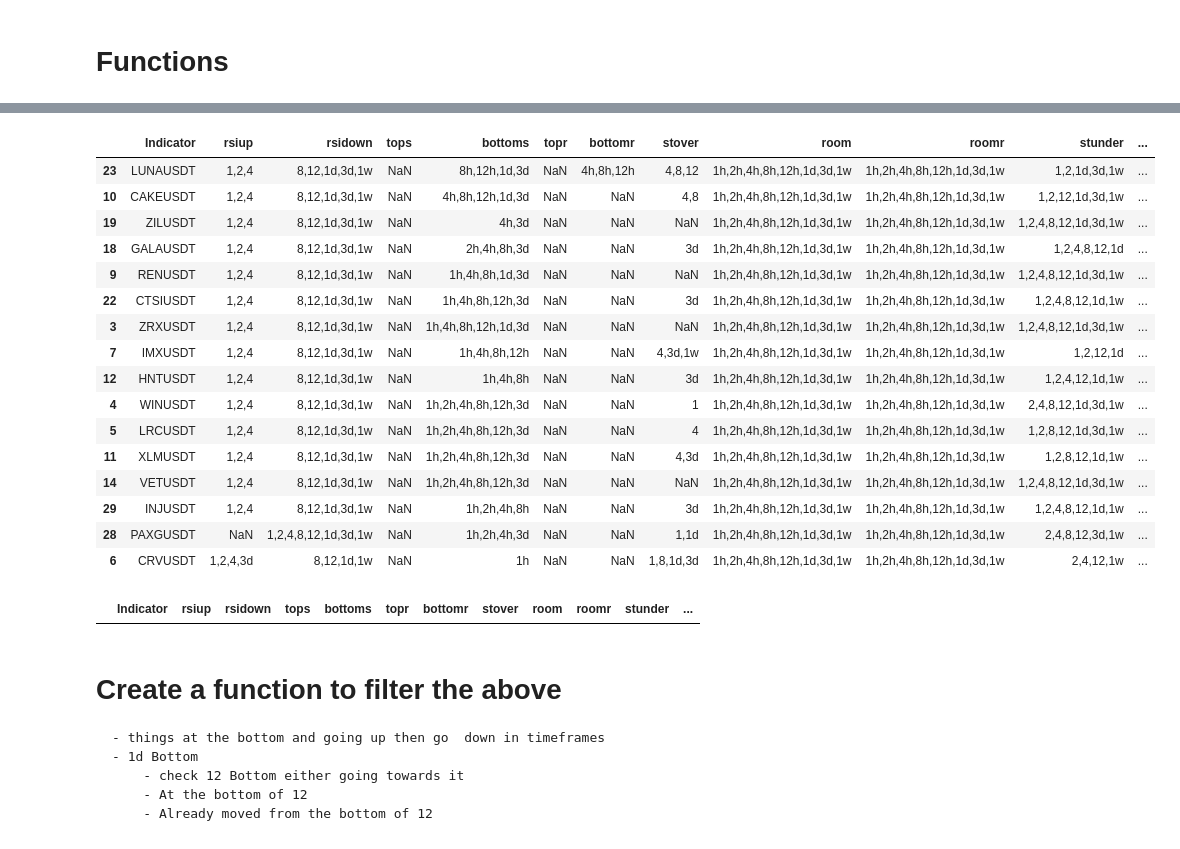
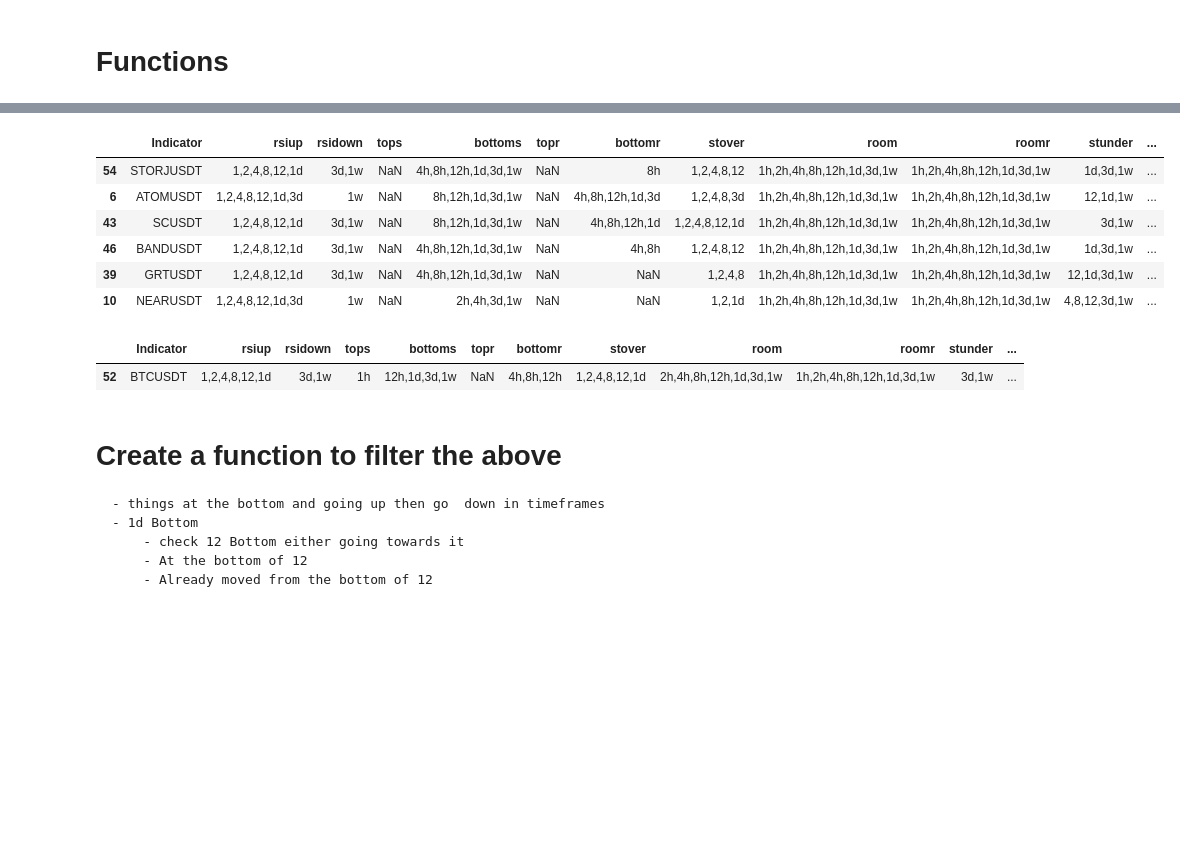
Before and after one commit to hjabbour/ML, a Jupyter notebook: STRSIMACDSMATOPBOTTOM-ML-Draft.ipynb, the cells around one changed output, grey strips where cells are left out. Cells and saved outputs as stored; diff of their text form; code cells hidden in the pictures; blank space fills up the shorter version.

```diff
--- a/STRSIMACDSMATOPBOTTOM-ML-Draft.ipynb
+++ b/STRSIMACDSMATOPBOTTOM-ML-Draft.ipynb
@@ -1163,36 +1145,27 @@ newframe
 # %%
 ## MACD gap and rsi up
-newframe=callfun(macd1du,'rsiup','rsidown','tops','bottoms','topr','bottomr','stover','room','roomr','stunder','stkup','stkdown','uptrend','dshift','downtrend','shift')
+newframe=callfun(macd1dd,'rsiup','rsidown','tops','bottoms','topr','bottomr','stover','room','roomr','stunder','stkup','stkdown','uptrend','dshift','downtrend','shift')
 newframe=newframe.sort_values(by=['bottomr','bottoms','rsidown'],ascending=[False,False,False])
 test = newframe.loc[(newframe['shift'].notnull()) & (newframe['uptrend'].notnull()) &  (newframe['bottomr'].notnull()) ]
 #test = newframe.loc[(newframe['uptrend'].notnull()) &  (newframe['bottoms'].notnull()) ]
 test = newframe.loc[(newframe['stkup'].notnull()) &  (newframe['bottoms'].notnull()) & (newframe['tops'].isnull()) ]
 
 
 test
 # %% [output]
 |  | Indicator | rsiup | rsidown | tops | bottoms | topr | bottomr | stover | room | roomr | stunder | ... |
-| 23 | LUNAUSDT | 1,2,4 | 8,12,1d,3d,1w | NaN | 8h,12h,1d,3d | NaN | 4h,8h,12h | 4,8,12 | 1h,2h,4h,8h,12h,1d,3d,1w | 1h,2h,4h,8h,12h,1d,3d,1w | 1,2,1d,3d,1w | ... |
-| 10 | CAKEUSDT | 1,2,4 | 8,12,1d,3d,1w | NaN | 4h,8h,12h,1d,3d | NaN | NaN | 4,8 | 1h,2h,4h,8h,12h,1d,3d,1w | 1h,2h,4h,8h,12h,1d,3d,1w | 1,2,12,1d,3d,1w | ... |
-| 19 | ZILUSDT | 1,2,4 | 8,12,1d,3d,1w | NaN | 4h,3d | NaN | NaN | NaN | 1h,2h,4h,8h,12h,1d,3d,1w | 1h,2h,4h,8h,12h,1d,3d,1w | 1,2,4,8,12,1d,3d,1w | ... |
-| 18 | GALAUSDT | 1,2,4 | 8,12,1d,3d,1w | NaN | 2h,4h,8h,3d | NaN | NaN | 3d | 1h,2h,4h,8h,12h,1d,3d,1w | 1h,2h,4h,8h,12h,1d,3d,1w | 1,2,4,8,12,1d | ... |
-| 9 | RENUSDT | 1,2,4 | 8,12,1d,3d,1w | NaN | 1h,4h,8h,1d,3d | NaN | NaN | NaN | 1h,2h,4h,8h,12h,1d,3d,1w | 1h,2h,4h,8h,12h,1d,3d,1w | 1,2,4,8,12,1d,3d,1w | ... |
-| 22 | CTSIUSDT | 1,2,4 | 8,12,1d,3d,1w | NaN | 1h,4h,8h,12h,3d | NaN | NaN | 3d | 1h,2h,4h,8h,12h,1d,3d,1w | 1h,2h,4h,8h,12h,1d,3d,1w | 1,2,4,8,12,1d,1w | ... |
-| 3 | ZRXUSDT | 1,2,4 | 8,12,1d,3d,1w | NaN | 1h,4h,8h,12h,1d,3d | NaN | NaN | NaN | 1h,2h,4h,8h,12h,1d,3d,1w | 1h,2h,4h,8h,12h,1d,3d,1w | 1,2,4,8,12,1d,3d,1w | ... |
-| 7 | IMXUSDT | 1,2,4 | 8,12,1d,3d,1w | NaN | 1h,4h,8h,12h | NaN | NaN | 4,3d,1w | 1h,2h,4h,8h,12h,1d,3d,1w | 1h,2h,4h,8h,12h,1d,3d,1w | 1,2,12,1d | ... |
-| 12 | HNTUSDT | 1,2,4 | 8,12,1d,3d,1w | NaN | 1h,4h,8h | NaN | NaN | 3d | 1h,2h,4h,8h,12h,1d,3d,1w | 1h,2h,4h,8h,12h,1d,3d,1w | 1,2,4,12,1d,1w | ... |
-| 4 | WINUSDT | 1,2,4 | 8,12,1d,3d,1w | NaN | 1h,2h,4h,8h,12h,3d | NaN | NaN | 1 | 1h,2h,4h,8h,12h,1d,3d,1w | 1h,2h,4h,8h,12h,1d,3d,1w | 2,4,8,12,1d,3d,1w | ... |
-| 5 | LRCUSDT | 1,2,4 | 8,12,1d,3d,1w | NaN | 1h,2h,4h,8h,12h,3d | NaN | NaN | 4 | 1h,2h,4h,8h,12h,1d,3d,1w | 1h,2h,4h,8h,12h,1d,3d,1w | 1,2,8,12,1d,3d,1w | ... |
-| 11 | XLMUSDT | 1,2,4 | 8,12,1d,3d,1w | NaN | 1h,2h,4h,8h,12h,3d | NaN | NaN | 4,3d | 1h,2h,4h,8h,12h,1d,3d,1w | 1h,2h,4h,8h,12h,1d,3d,1w | 1,2,8,12,1d,1w | ... |
-| 14 | VETUSDT | 1,2,4 | 8,12,1d,3d,1w | NaN | 1h,2h,4h,8h,12h,3d | NaN | NaN | NaN | 1h,2h,4h,8h,12h,1d,3d,1w | 1h,2h,4h,8h,12h,1d,3d,1w | 1,2,4,8,12,1d,3d,1w | ... |
-| 29 | INJUSDT | 1,2,4 | 8,12,1d,3d,1w | NaN | 1h,2h,4h,8h | NaN | NaN | 3d | 1h,2h,4h,8h,12h,1d,3d,1w | 1h,2h,4h,8h,12h,1d,3d,1w | 1,2,4,8,12,1d,1w | ... |
-| 28 | PAXGUSDT | NaN | 1,2,4,8,12,1d,3d,1w | NaN | 1h,2h,4h,3d | NaN | NaN | 1,1d | 1h,2h,4h,8h,12h,1d,3d,1w | 1h,2h,4h,8h,12h,1d,3d,1w | 2,4,8,12,3d,1w | ... |
-| 6 | CRVUSDT | 1,2,4,3d | 8,12,1d,1w | NaN | 1h | NaN | NaN | 1,8,1d,3d | 1h,2h,4h,8h,12h,1d,3d,1w | 1h,2h,4h,8h,12h,1d,3d,1w | 2,4,12,1w | ... |
+| 54 | STORJUSDT | 1,2,4,8,12,1d | 3d,1w | NaN | 4h,8h,12h,1d,3d,1w | NaN | 8h | 1,2,4,8,12 | 1h,2h,4h,8h,12h,1d,3d,1w | 1h,2h,4h,8h,12h,1d,3d,1w | 1d,3d,1w | ... |
+| 6 | ATOMUSDT | 1,2,4,8,12,1d,3d | 1w | NaN | 8h,12h,1d,3d,1w | NaN | 4h,8h,12h,1d,3d | 1,2,4,8,3d | 1h,2h,4h,8h,12h,1d,3d,1w | 1h,2h,4h,8h,12h,1d,3d,1w | 12,1d,1w | ... |
+| 43 | SCUSDT | 1,2,4,8,12,1d | 3d,1w | NaN | 8h,12h,1d,3d,1w | NaN | 4h,8h,12h,1d | 1,2,4,8,12,1d | 1h,2h,4h,8h,12h,1d,3d,1w | 1h,2h,4h,8h,12h,1d,3d,1w | 3d,1w | ... |
+| 46 | BANDUSDT | 1,2,4,8,12,1d | 3d,1w | NaN | 4h,8h,12h,1d,3d,1w | NaN | 4h,8h | 1,2,4,8,12 | 1h,2h,4h,8h,12h,1d,3d,1w | 1h,2h,4h,8h,12h,1d,3d,1w | 1d,3d,1w | ... |
+| 39 | GRTUSDT | 1,2,4,8,12,1d | 3d,1w | NaN | 4h,8h,12h,1d,3d,1w | NaN | NaN | 1,2,4,8 | 1h,2h,4h,8h,12h,1d,3d,1w | 1h,2h,4h,8h,12h,1d,3d,1w | 12,1d,3d,1w | ... |
+| 10 | NEARUSDT | 1,2,4,8,12,1d,3d | 1w | NaN | 2h,4h,3d,1w | NaN | NaN | 1,2,1d | 1h,2h,4h,8h,12h,1d,3d,1w | 1h,2h,4h,8h,12h,1d,3d,1w | 4,8,12,3d,1w | ... |
 # %%
 test = newframe.loc[(newframe['Indicator'] == 'BTCUSDT')]
 test
 # %% [output]
 |  | Indicator | rsiup | rsidown | tops | bottoms | topr | bottomr | stover | room | roomr | stunder | ... |
+| 52 | BTCUSDT | 1,2,4,8,12,1d | 3d,1w | 1h | 12h,1d,3d,1w | NaN | 4h,8h,12h | 1,2,4,8,12,1d | 2h,4h,8h,12h,1d,3d,1w | 1h,2h,4h,8h,12h,1d,3d,1w | 3d,1w | ... |
 # %% [markdown]
 # Create a function to filter the above
     - things at the bottom and going up then go  down in timeframes
```
Also changed, not shown: parts of 62 cells of this notebook, 3 other files.
